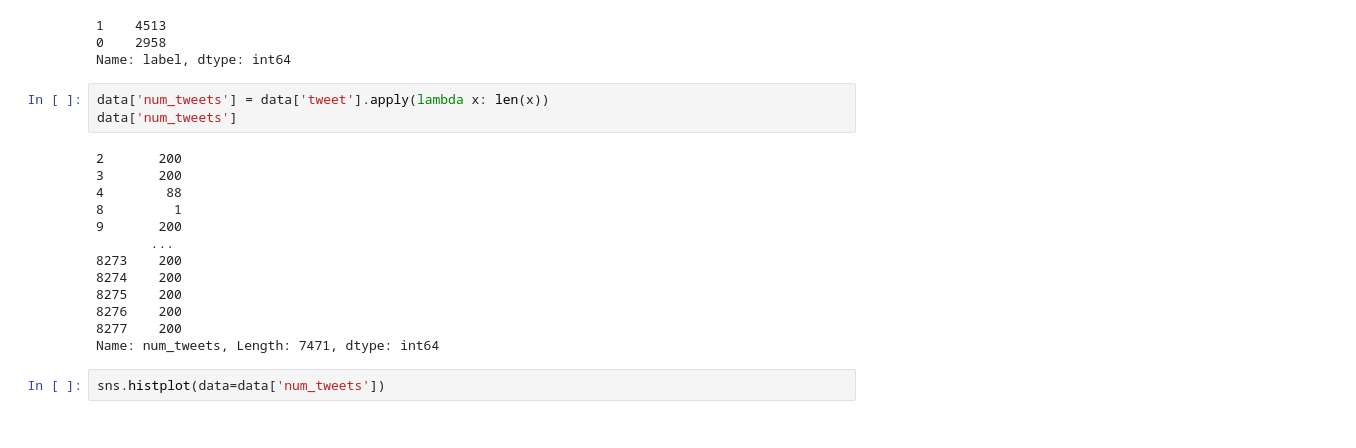
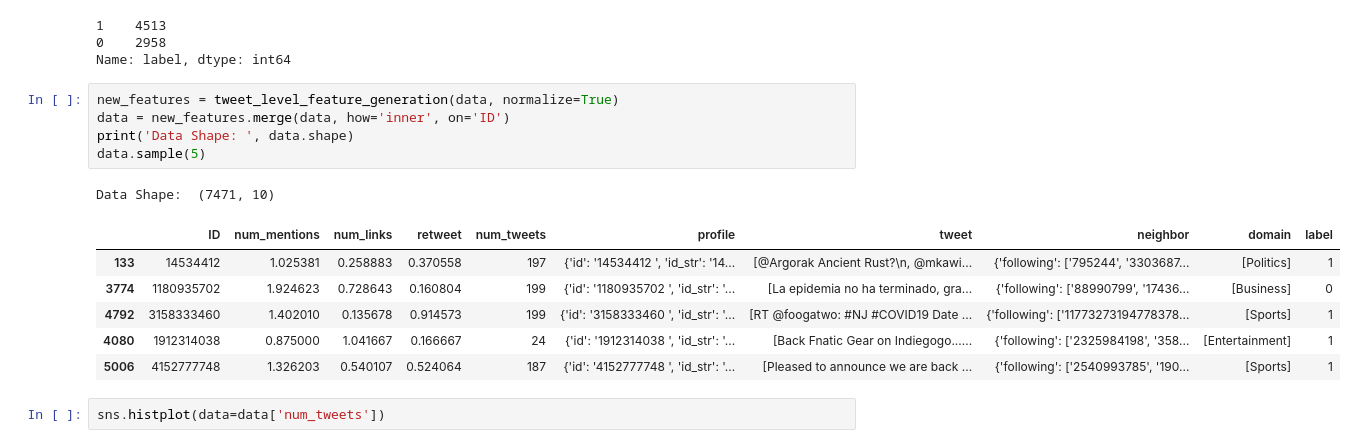
Before and after one commit to MarlonShakespeare/Milestone-2, a Jupyter notebook: dataset_eda.ipynb, the cells around one changed output. Saved outputs shown, nothing was run; the diff lists cells and outputs as text.

```diff
--- a/dataset_eda.ipynb
+++ b/dataset_eda.ipynb
@@ -31,22 +33,19 @@ data['label'].value_counts()
 1    4513
 0    2958
 Name: label, dtype: int64
-# %%
-data['num_tweets'] = data['tweet'].apply(lambda x: len(x))
-data['num_tweets']
-# %% [output]
-2       200
-3       200
-4        88
-8         1
-9       200
-       ...
-8273    200
-8274    200
-8275    200
-8276    200
-8277    200
-Name: num_tweets, Length: 7471, dtype: int64
+# %%
+new_features = tweet_level_feature_generation(data, normalize=True)
+data = new_features.merge(data, how='inner', on='ID')
+print('Data Shape: ', data.shape)
+data.sample(5)
+# %% [output]
+Data Shape:  (7471, 10)
+|  | ID | num_mentions | num_links | retweet | num_tweets | profile | tweet | neighbor | domain | label |
+| 133 | 14534412 | 1.025381 | 0.258883 | 0.370558 | 197 | {'id': '14534412 ', 'id_str': '14... | [@Argorak Ancient Rust?\n, @mkawi... | {'following': ['795244', '3303687... | [Politics] | 1 |
+| 3774 | 1180935702 | 1.924623 | 0.728643 | 0.160804 | 199 | {'id': '1180935702 ', 'id_str': '... | [La epidemia no ha terminado, gra... | {'following': ['88990799', '17436... | [Business] | 0 |
+| 4792 | 3158333460 | 1.402010 | 0.135678 | 0.914573 | 199 | {'id': '3158333460 ', 'id_str': '... | [RT @foogatwo: #NJ #COVID19 Date ... | {'following': ['11773273194778378... | [Sports] | 1 |
+| 4080 | 1912314038 | 0.875000 | 1.041667 | 0.166667 | 24 | {'id': '1912314038 ', 'id_str': '... | [Back Fnatic Gear on Indiegogo...... | {'following': ['2325984198', '358... | [Entertainment] | 1 |
+| 5006 | 4152777748 | 1.326203 | 0.540107 | 0.524064 | 187 | {'id': '4152777748 ', 'id_str': '... | [Pleased to announce we are back ... | {'following': ['2540993785', '190... | [Sports] | 1 |
 # %%
 sns.histplot(data=data['num_tweets'])
 # %% [output]
```
Also changed, not shown: parts of 4 cells of this notebook.
